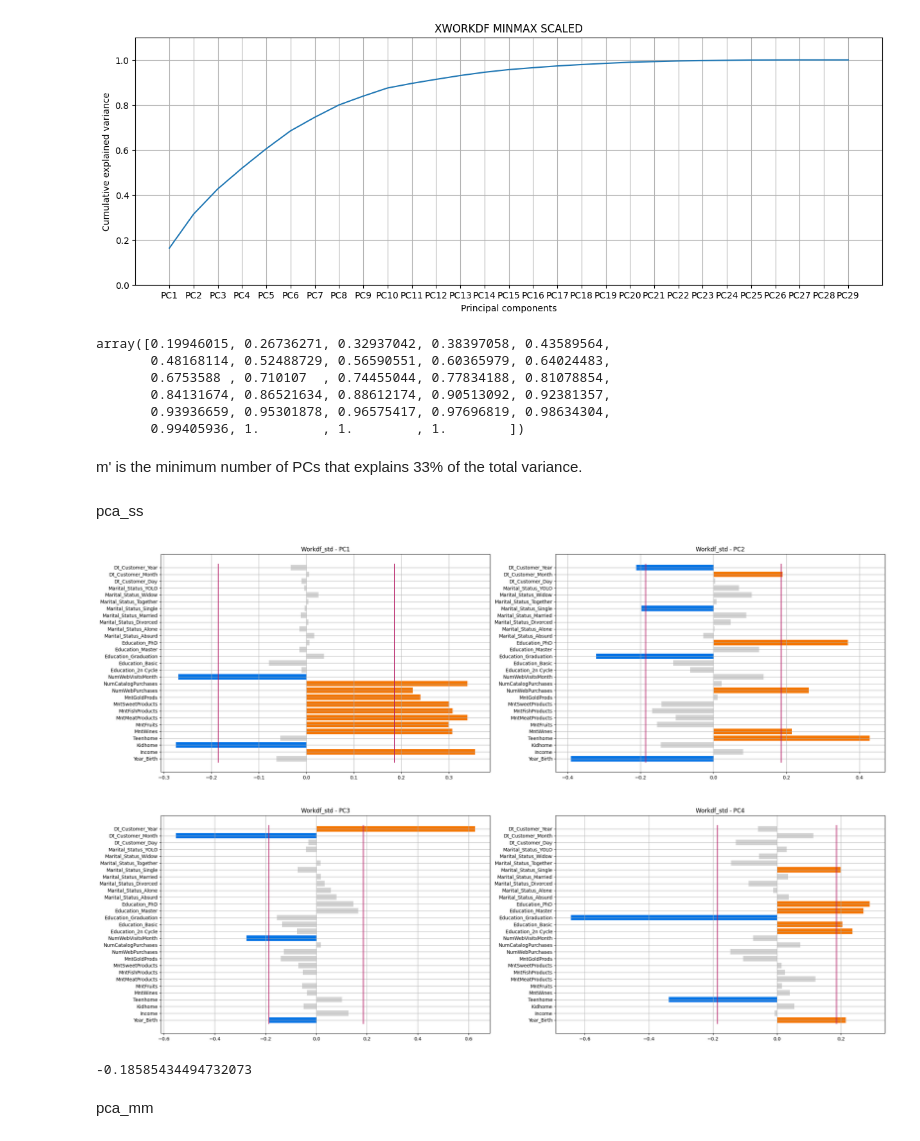
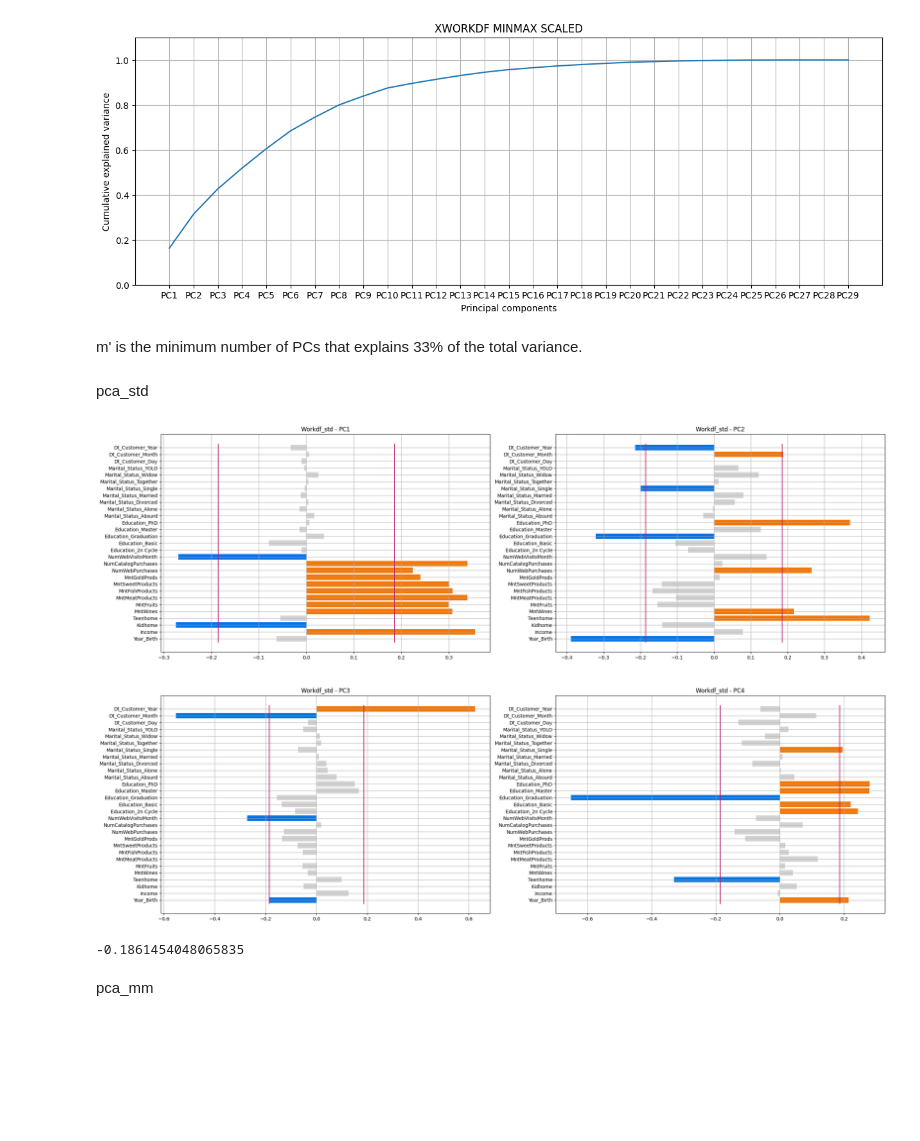
Before and after one commit to MarcoMungaiCoppolino/Data-Science-Portfolio, a Jupyter notebook: PROGETTO/HomeWork_1/MungaiCoppolinoPellegrino.ipynb, the cells around one changed output. Drawn from its saved outputs; the diff is of its cells as text; code cells hidden in the pictures; blank space fills up the shorter version.

```diff
--- a/PROGETTO/HomeWork_1/MungaiCoppolinoPellegrino.ipynb
+++ b/PROGETTO/HomeWork_1/MungaiCoppolinoPellegrino.ipynb
@@ -357,15 +300,15 @@ plt.show()
 # %% [markdown]
 PCA
 # %%
-pca_nostd = PCA()
-pca_ss = PCA()
-pca_mm = PCA()
+pca_nostd = PCA(random_state=rs)
+pca_std = PCA(random_state=rs)
+pca_mm = PCA(random_state=rs)
 
 pca_nostd.fit(Xworkdf)
-pca_ss.fit(Xworkdf_std)
+pca_std.fit(Xworkdf_std)
 pca_mm.fit(Xworkdf_mm)
 
-explained_variance_ss = np.cumsum(pca_ss.explained_variance_ratio_)
+explained_variance_std = np.cumsum(pca_std.explained_variance_ratio_)
 explained_variance_mm = np.cumsum(pca_mm.explained_variance_ratio_)
 
 #pca_nostd
@@ -381,13 +324,13 @@ plt.grid()
 plt.show()
 
 
-#pca_ss
+#pca_std
 plt.figure(figsize=(15, 5))
-plt.plot(np.cumsum(pca_ss.explained_variance_ratio_))
+plt.plot(np.cumsum(pca_std.explained_variance_ratio_))
 plt.title('XWORKDF STANDARD SCALED')
 plt.ylim([0, 1.1])
-plt.xticks(ticks=np.arange(pca_ss.n_features_),
-           labels=[f'PC{i + 1}' for i in range(pca_ss.n_features_)])
+plt.xticks(ticks=np.arange(pca_std.n_features_),
+           labels=[f'PC{i + 1}' for i in range(pca_std.n_features_)])
 plt.xlabel('Principal components')
 plt.ylabel('Cumulative explained variance')
 plt.grid()
@@ -408,56 +351,47 @@ plt.show()
 [figure]
 [figure]
 [figure]
-# %%
-np.cumsum(pca_ss.explained_variance_ratio_)
-# %% [output]
-array([0.19946015, 0.26736271, 0.32937042, 0.38397058, 0.43589564,
-       0.48168114, 0.52488729, 0.56590551, 0.60365979, 0.64024483,
-       0.6753588 , 0.710107  , 0.74455044, 0.77834188, 0.81078854,
-       0.84131674, 0.86521634, 0.88612174, 0.90513092, 0.92381357,
-       0.93936659, 0.95301878, 0.96575417, 0.97696819, 0.98634304,
-       0.99405936, 1.        , 1.        , 1.        ])
 # %% [markdown]
 m' is the minimum number of PCs that explains 33% of the total variance.
 # %%
 # argmax = indice del primo elemento di un array > di un treshold
-m_prime_ss = np.argmax(explained_variance_ss > 0.33) + 1
+m_prime_std = np.argmax(explained_variance_std > 0.33) + 1
 m_prime_mm = np.argmax(explained_variance_mm > 0.33) + 1
 
-m_ss = min(m_prime_ss, 5)
+m_std = min(m_prime_std, 5)
 m_mm = min(m_prime_mm, 5)
 
-pca_ss = PCA(n_components=m_ss)
-pca_mm = PCA(n_components=m_mm)
+pca_std = PCA(n_components=m_std, random_state = rs)
+pca_mm = PCA(n_components=m_mm, random_state=rs)
 
-Y_Xworkdf_std = pca_ss.fit_transform(Xworkdf_std)
+Y_Xworkdf_std = pca_std.fit_transform(Xworkdf_std)
 Y_Xworkdf_mm = pca_mm.fit_transform(Xworkdf_mm)
-# %% [markdown]
-pca_ss
+# %% [markdown]
+pca_std
 # %%
 eps = np.sqrt(1 / Xworkdf.shape[1])
 
 fig, ax = plt.subplots(2, 2, figsize=(27, 18))
 num = 0
 for i in range(0, 2):
     for j in range(0, 2):
-        ax[i,j].plot([eps, eps], [-0.5, pca_ss.n_features_ - 0.5], '#b51963')
-        ax[i,j].plot([-eps, -eps], [-0.5, pca_ss.n_features_ - 0.5],'#b51963')
-        color_list = ['#F57600' if val >= eps else '#0073E6' if val <= -eps else '#D3D3D3' for val in pca_ss.components_[num, :]]
-        ax[i,j].barh(np.arange(pca_ss.n_features_), pca_ss.components_[num, :], color=color_list)
-        ax[i,j].set_yticks(ticks=np.arange(pca_ss.n_features_))
+        ax[i,j].plot([eps, eps], [-0.5, pca_std.n_features_ - 0.5], '#b51963')
+        ax[i,j].plot([-eps, -eps], [-0.5, pca_std.n_features_ - 0.5],'#b51963')
+        color_list = ['#F57600' if val >= eps else '#0073E6' if val <= -eps else '#D3D3D3' for val in pca_std.components_[num, :]]
+        ax[i,j].barh(np.arange(pca_std.n_features_), pca_std.components_[num, :], color=color_list)
+        ax[i,j].set_yticks(ticks=np.arange(pca_std.n_features_))
         ax[i,j].set_yticklabels(labels=Xworkdf_std.columns.to_list())
         ax[i,j].set_title('Workdf_std - PC%d' % (num+1))
         ax[i,j].grid()
 
 
         num += 1
 
 plt.show()
-display(pca_ss.components_[2, 0])
+display(pca_std.components_[2, 0])
 # %% [output]
-[figure, old version]
+[figure, new version]
--0.18585434494732073
+-0.1861454048065835
 # %% [markdown]
 pca_mm
 # %%
```
Also changed, not shown: parts of 11 cells of this notebook, 1 other file.
